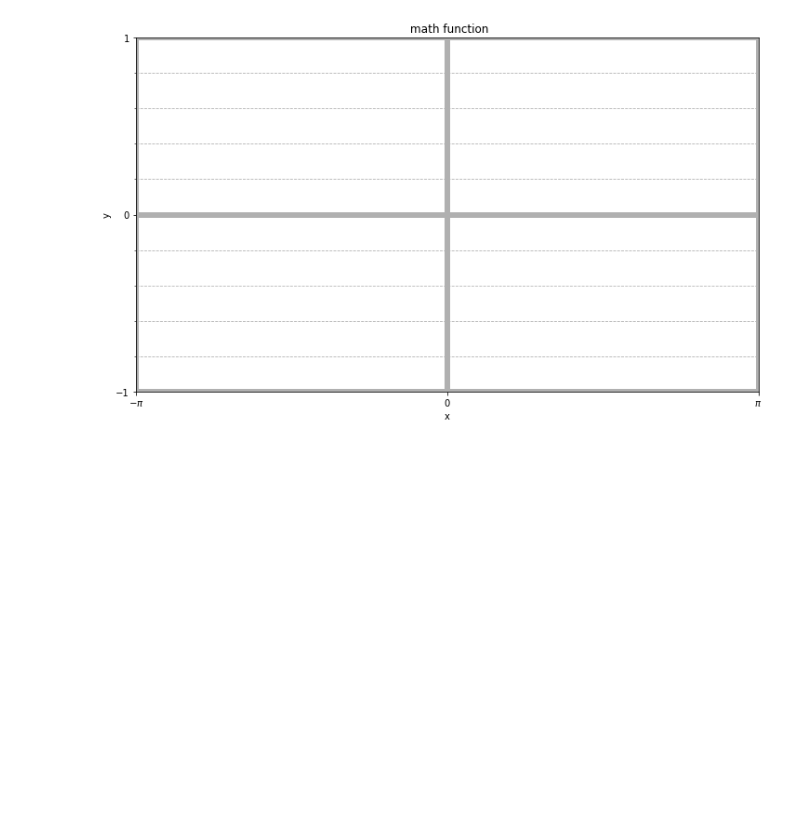
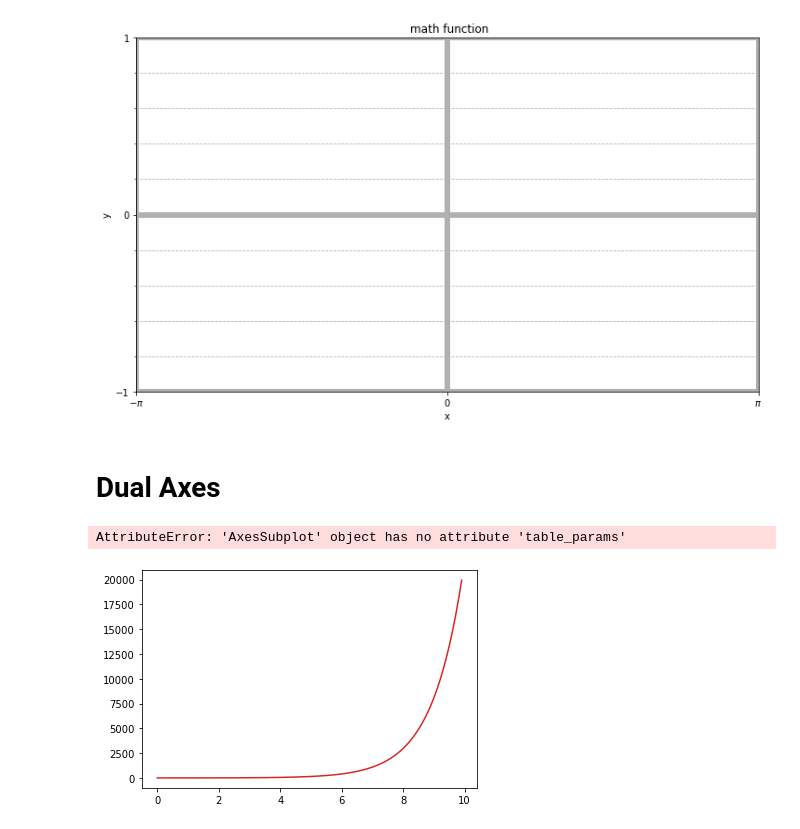
Before and after one commit to YuweiZJ/rces-lecture, a Jupyter notebook: Untitled.ipynb, the cells around one changed output. Drawn from its saved outputs; the diff is of its cells as text; code cells hidden in the pictures; blank space fills up the shorter version.

```diff
--- a/Untitled.ipynb
+++ b/Untitled.ipynb
@@ -1136,3 +1129,19 @@ ax.grid(which = 'minor', linestyle = '--')
 ax.grid(which = 'major',linewidth = 6)
 # %% [output]
 [figure]
+# %% [markdown]
+# Dual Axes
+# %%
+t = np.arange(0,10,0.1)
+u = np.exp(t)
+v = np.sin(2*np.pi*t)
+# %%
+fig, ax = plt.subplots()
+ax.plot(t,u, color = 'tab:red')
+ax.table_params(axis='y', labelcolor='tab: red')
+
+ax2 = ax.twinx()
+ax2.plot(t,v,color = 'tab: bule')
+# %% [output]
+AttributeError: 'AxesSubplot' object has no attribute 'table_params'
+[figure, added]
```
Also changed, not shown: parts of 89 cells of this notebook.
